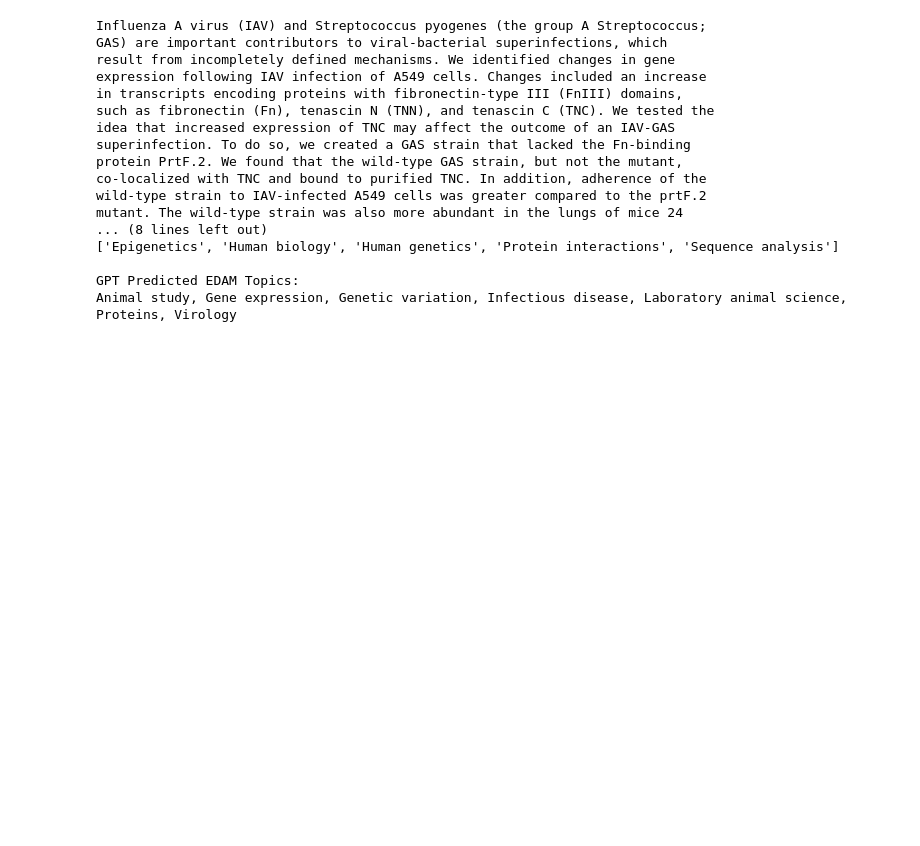
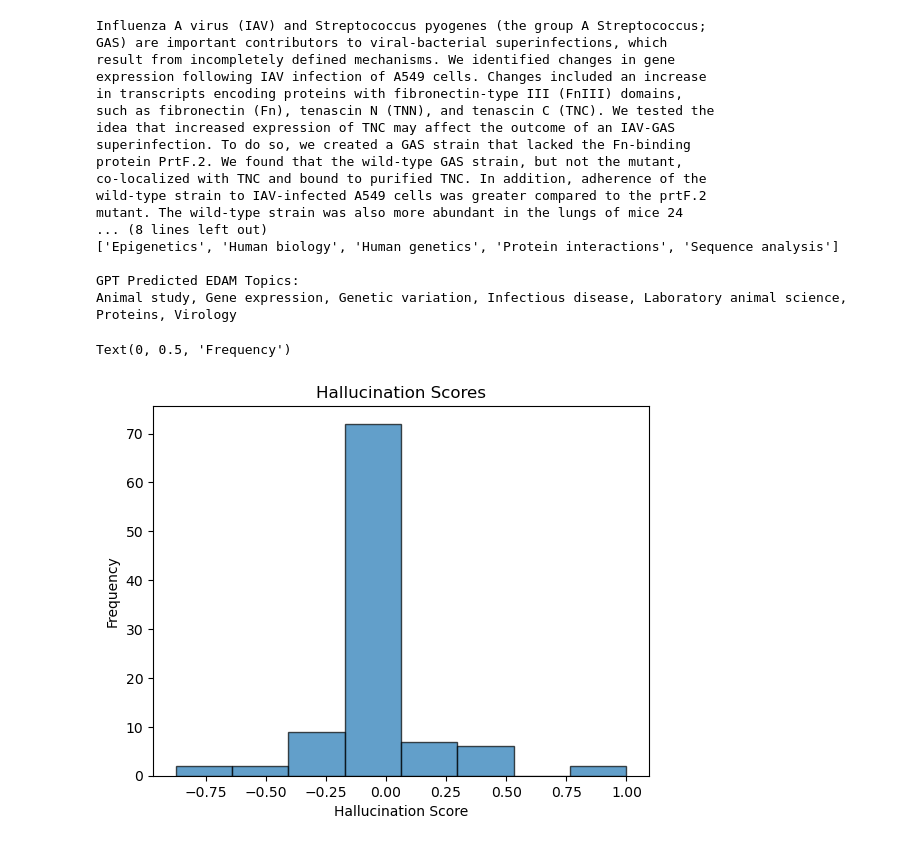
Before and after one commit to ZubairQazi/NDE-GPT, a Jupyter notebook: GPT.ipynb, the cells around one changed output. Drawn from its saved outputs; the diff is of its cells as text; code cells hidden in the pictures; blank space fills up the shorter version.

```diff
--- a/GPT.ipynb
+++ b/GPT.ipynb
@@ -584,7 +601,9 @@ Total Cost ($): 0.4389599999999999
 
 chat = ChatOpenAI(
     model_name='ft:gpt-3.5-turbo-0613:personal::8SAHvdnS',
-    openai_api_key = openai_api_key
+    openai_api_key = openai_api_key,
+    request_timeout=120,
+    max_retries=12
 )
 
 accuracies, cost, io_pairs = test(chat, testing_data, truth_column='Filtered EDAM', iterations=25)
@@ -600,7 +619,9 @@ Total Cost ($): 0.438848
 
 chat = ChatOpenAI(
     model_name='gpt-3.5-turbo',
-    openai_api_key = openai_api_key
+    openai_api_key = openai_api_key,
+    request_timeout=120,
+    max_retries=12
 )
 
 accuracies, cost, io_pairs = test(chat, testing_data, truth_column='Filtered EDAM', iterations=25)
@@ -616,7 +637,9 @@ Total Cost ($): 0.05483000000000001
 
 chat = ChatOpenAI(
     model_name='gpt-4',
-    openai_api_key = openai_api_key
+    openai_api_key = openai_api_key,
+    request_timeout=120,
+    max_retries=12
 )
 
 accuracies, cost, io_pairs = test(chat, testing_data, truth_column='Filtered EDAM', iterations=25)
@@ -717,3 +699,29 @@ mutant. The wild-type strain was also more abundant in the lungs of mice 24
 
 GPT Predicted EDAM Topics:
 Animal study, Gene expression, Genetic variation, Infectious disease, Laboratory animal science, Proteins, Virology
+# %%
+## Compare old template and new template in terms of hallucinations
+
+halluc_scores = []
+
+for idx, row in results.iterrows():
+    preds, upd_preds = list(ast.literal_eval(row['Predictions'])), row['New Predictions'].split(', ')
+    # print(preds)
+    # print(upd_preds, '\n')
+    pred_scores = [1 if pred not in full_edam_topics else 0 for pred in preds]
+    pred_score = sum(pred_scores) / len(pred_scores)
+    upd_pred_scores = [1 if pred not in full_edam_topics else 0 for pred in upd_preds]
+    upd_pred_score = sum(upd_pred_scores) / len(upd_pred_scores)
+
+    halluc_score = pred_score - upd_pred_score
+    halluc_scores.append(halluc_score)
+# %%
+# Positive means old preds were worse, negative means they were better
+
+plt.hist(halluc_scores, bins='auto', edgecolor='black', alpha=0.7)
+plt.title('Hallucination Scores')
+plt.xlabel('Hallucination Score')
+plt.ylabel('Frequency')
+# %% [output]
+Text(0, 0.5, 'Frequency')
+[figure, added]
```
Also changed, not shown: parts of 20 cells of this notebook.
